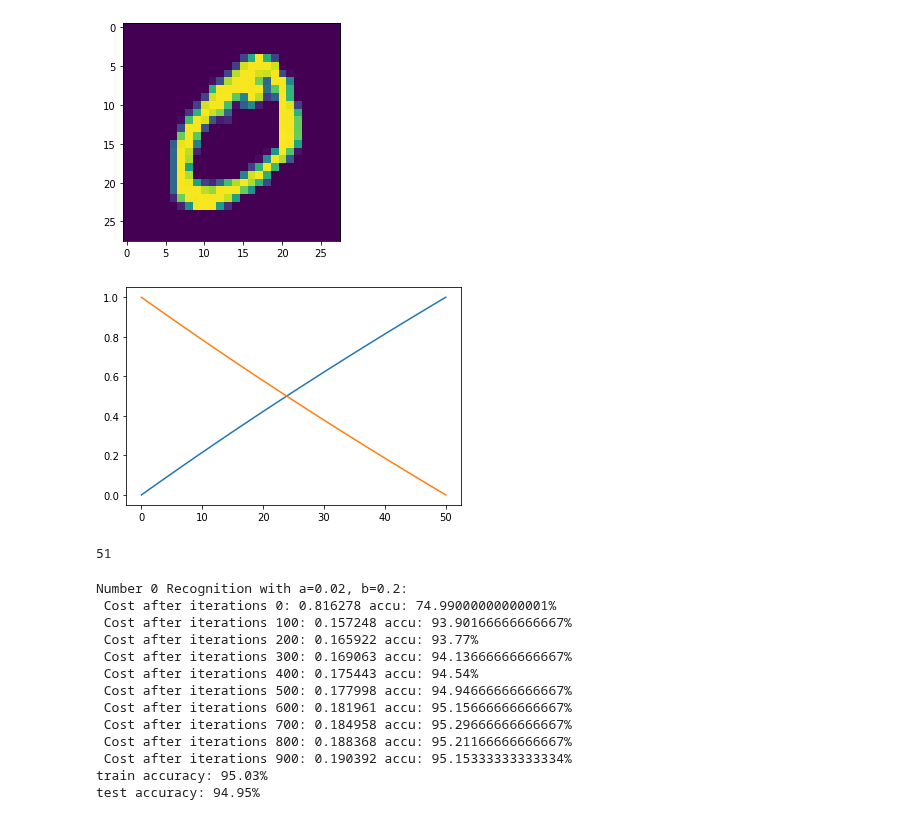
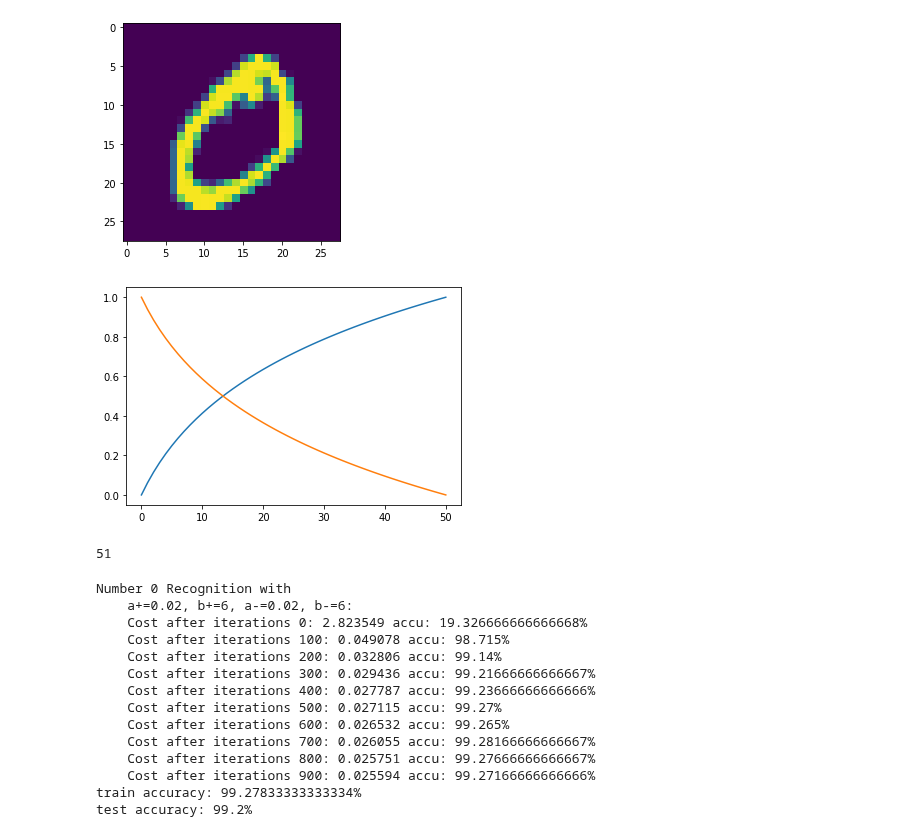
Before and after one commit to ShinATK/JupyterNotebook, a Jupyter notebook: Artificial_Synaptic_Neural_Network/SNN.ipynb, the cells around one changed output. Saved outputs shown, nothing was run; the diff lists cells and outputs as text; code cells hidden in the pictures.

```diff
--- a/Artificial_Synaptic_Neural_Network/SNN.ipynb
+++ b/Artificial_Synaptic_Neural_Network/SNN.ipynb
@@ -111,8 +111,8 @@ test lab shape: (1, 10000)
 # }
 
 parameters = {
-    'a+': 0.02, 'b+': 0.2,
-    'a-': 0.02, 'b-': 0.2,
+    'a+': 0.02, 'b+': 6,
+    'a-': 0.02, 'b-': 6,
     'wmax': 1, 'wmin': 0
 }
 
@@ -145,34 +145,34 @@ def equation():
     # wpl = [0.3*(each - weight_plus_list[0]) / (weight_plus_list[-1]-weight_plus_list[0])-0.2 for each in weight_plus_list]
     # wml = [0.3*(each - weight_minus_list[-1]) / (weight_minus_list[0]-weight_minus_list[-1])-0.2 for each in weight_minus_list]
 
     # wpl = [2*(each - weight_plus_list[0]) / (weight_plus_list[-1]-weight_plus_list[0]) -1 for each in weight_plus_list]
     # wml = [2*(each - weight_minus_list[-1]) / (weight_minus_list[0]-weight_minus_list[-1]) -1 for each in weight_minus_list]
 
     wpl = [(each - weight_plus_list[0]) / (weight_plus_list[-1]-weight_plus_list[0]) for each in weight_plus_list]
     wml = [(each - weight_minus_list[-1]) / (weight_minus_list[0]-weight_minus_list[-1]) for each in weight_minus_list]
 
     return np.array(wpl), np.array(wml)
 GP, GD = equation()
 # print(GP)
 # print(GD)
 
 # GP_tmp = np.loadtxt("ryx-GP.txt")
 # GD_tmp = np.loadtxt("ryx-GD.txt")
 
 # GP = [0.3*(each-min(GP_tmp))/(max(GP_tmp)-min(GP_tmp))-0.2 for each in GP_tmp]
 # GD = [0.3*(each-min(GD_tmp))/(max(GD_tmp)-min(GD_tmp))-0.2 for each in GD_tmp]
 
 # GP = [(each-min(GP_tmp))/(max(GP_tmp)-min(GP_tmp)) for each in GP_tmp]
 # GD = [(each-min(GD_tmp))/(max(GD_tmp)-min(GD_tmp)) for each in GD_tmp]
 
 plt.plot(GP)
 plt.plot(GD)
 plt.show()
 # np.savetxt(f"GP {parameters['b+']}.txt", GP)
 # np.savetxt(f"GD {parameters['b-']}.txt", GD)
 len(GP)
 # %% [output]
-[figure, old version]
+[figure, new version]
 51
 # %%
 def findGP_num(data, find_array=GP):
@@ -344,24 +346,26 @@ def model(X_train, Y_train, X_test, Y_test, num_iterations, learning_rate, print
     return d
 # %%
 # start = time.time()
-print(f"Number {reg_num} Recognition with a={parameters['a+']}, b={parameters['b+']}: ")
+print(f"Number {reg_num} Recognition with ")
+print(f"    a+={parameters['a+']}, b+={parameters['b+']}, a-={parameters['a-']}, b-={parameters['b-']}: ")
 d = model(train_X, train_Y, test_X, test_Y, num_iterations=1000, learning_rate=1, print_cost=True)
 # stop = time.time()
 # print(f"{stop-start}s")
 # %% [output]
-Number 0 Recognition with a=0.02, b=0.2:
- Cost after iterations 0: 0.816278 accu: 74.99000000000001%
- Cost after iterations 100: 0.157248 accu: 93.90166666666667%
- Cost after iterations 200: 0.165922 accu: 93.77%
- Cost after iterations 300: 0.169063 accu: 94.13666666666667%
- Cost after iterations 400: 0.175443 accu: 94.54%
- Cost after iterations 500: 0.177998 accu: 94.94666666666667%
- Cost after iterations 600: 0.181961 accu: 95.15666666666667%
- Cost after iterations 700: 0.184958 accu: 95.29666666666667%
- Cost after iterations 800: 0.188368 accu: 95.21166666666667%
- Cost after iterations 900: 0.190392 accu: 95.15333333333334%
-train accuracy: 95.03%
-test accuracy: 94.95%
+Number 0 Recognition with
+    a+=0.02, b+=6, a-=0.02, b-=6:
+    Cost after iterations 0: 2.823549 accu: 19.326666666666668%
+    Cost after iterations 100: 0.049078 accu: 98.715%
+    Cost after iterations 200: 0.032806 accu: 99.14%
+    Cost after iterations 300: 0.029436 accu: 99.21666666666667%
+    Cost after iterations 400: 0.027787 accu: 99.23666666666666%
+    Cost after iterations 500: 0.027115 accu: 99.27%
+    Cost after iterations 600: 0.026532 accu: 99.265%
+    Cost after iterations 700: 0.026055 accu: 99.28166666666667%
+    Cost after iterations 800: 0.025751 accu: 99.27666666666667%
+    Cost after iterations 900: 0.025594 accu: 99.27166666666666%
+train accuracy: 99.27833333333334%
+test accuracy: 99.2%
 # %%
 G = d["G"].copy()
 w = G['+']-G['-']
```
Also changed, not shown: parts of 6 cells of this notebook, 23 other files.
